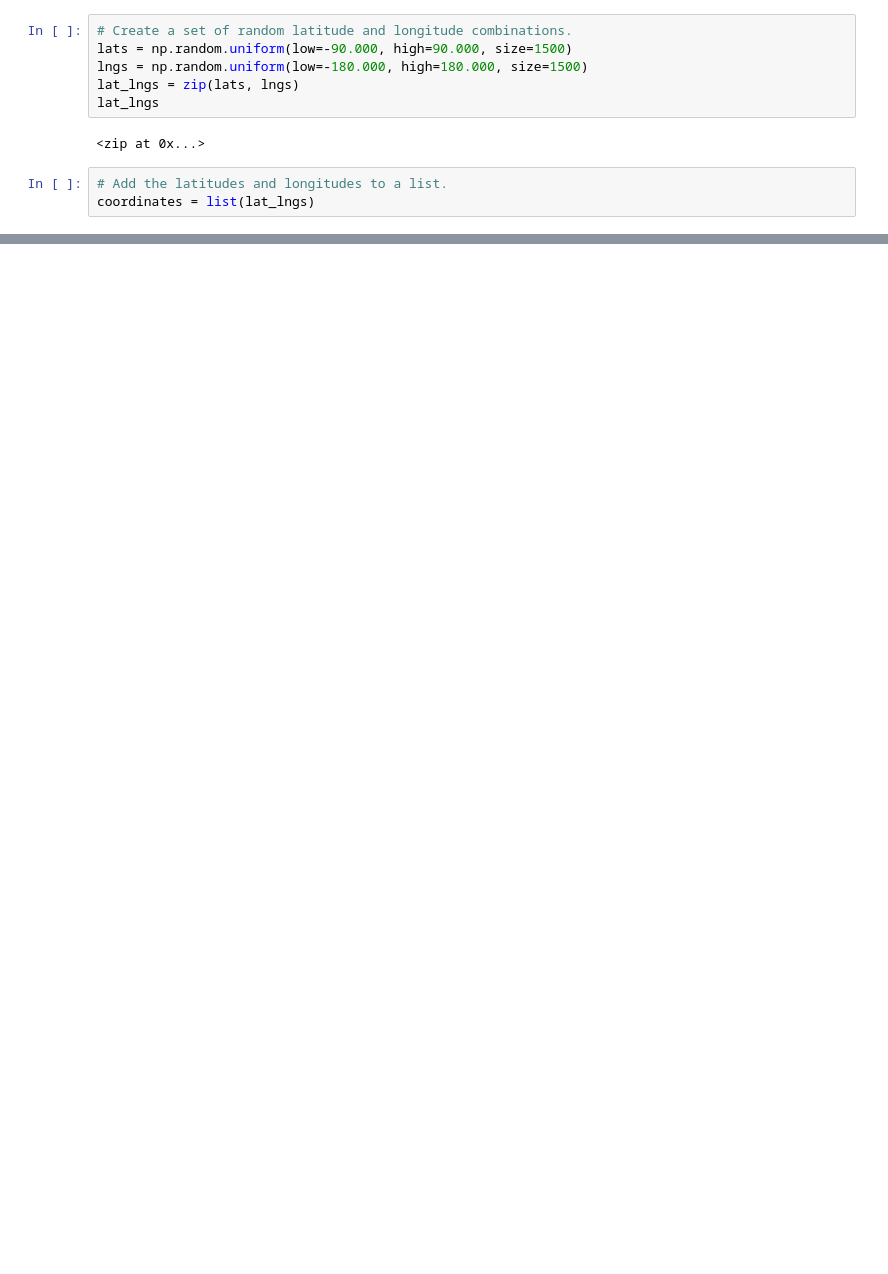
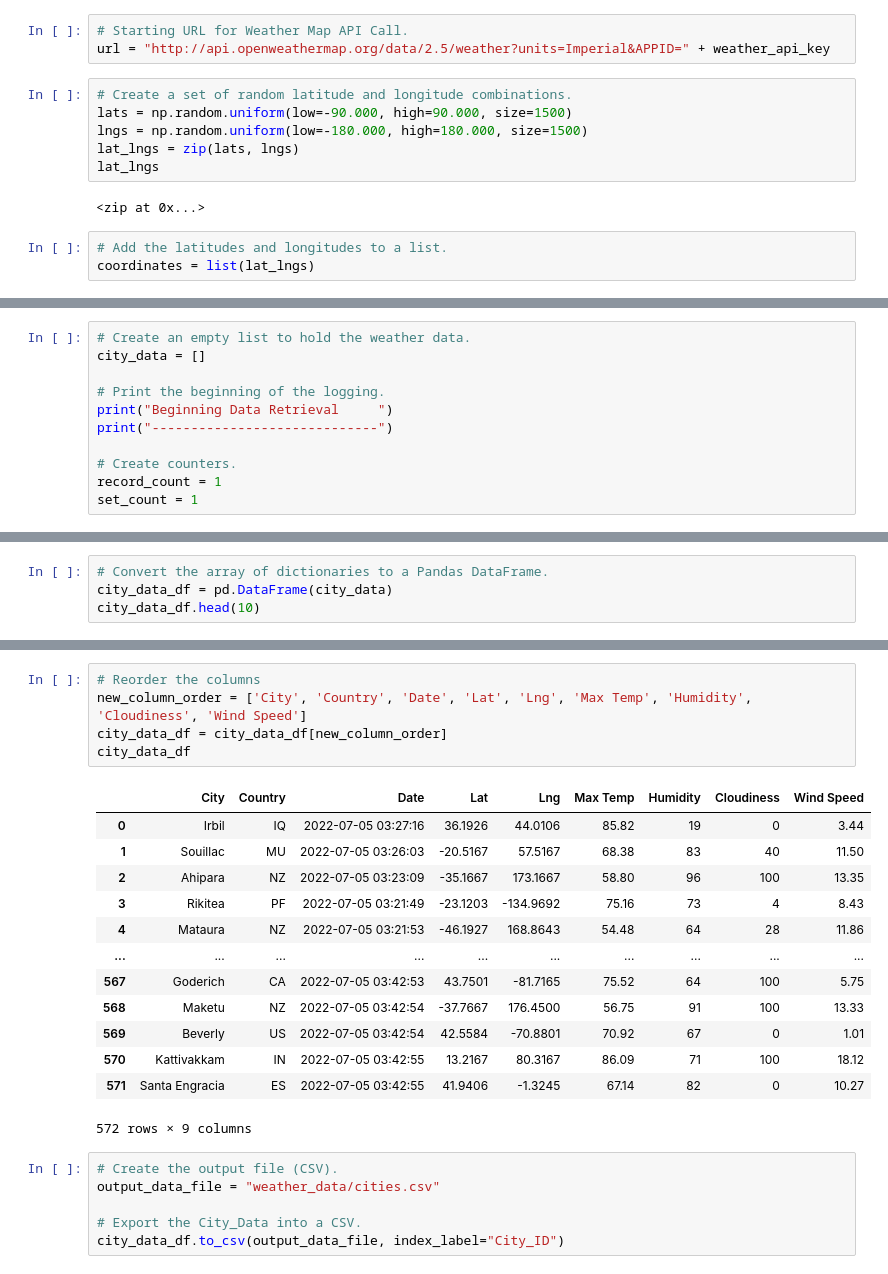
Before and after one commit to Cagurr/World_Weather_Analysis, a Jupyter notebook: WeatherPy.ipynb, the cells around one changed output, grey strips where cells are left out. Saved outputs shown, nothing was run; the diff lists cells and outputs as text; blank space fills up the shorter version.

Commit message:
Adding 500+ cities weather data

```diff
--- a/WeatherPy.ipynb
+++ b/WeatherPy.ipynb
@@ -7,3 +12,6 @@ import timeit
+# %%
+# Starting URL for Weather Map API Call.
+url = "http://api.openweathermap.org/data/2.5/weather?units=Imperial&APPID=" + weather_api_key
 # %%
 # Create a set of random latitude and longitude combinations.
 lats = np.random.uniform(low=-90.000, high=90.000, size=1500)
@@ -36,0 +42,11 @@ len(cities)
+# %%
+# Create an empty list to hold the weather data.
+city_data = []
+
+# Print the beginning of the logging.
+print("Beginning Data Retrieval     ")
+print("-----------------------------")
+
+# Create counters.
+record_count = 1
+set_count = 1
@@ -36,0 +135,4 @@ len(cities)
+# %%
+# Convert the array of dictionaries to a Pandas DataFrame.
+city_data_df = pd.DataFrame(city_data)
+city_data_df.head(10)
@@ -36,0 +151,25 @@ len(cities)
+# %%
+# Reorder the columns
+new_column_order = ['City', 'Country', 'Date', 'Lat', 'Lng', 'Max Temp', 'Humidity', 'Cloudiness', 'Wind Speed']
+city_data_df = city_data_df[new_column_order]
+city_data_df
+# %% [output]
+|  | City | Country | Date | Lat | Lng | Max Temp | Humidity | Cloudiness | Wind Speed |
+| 0 | Irbil | IQ | 2022-07-05 03:27:16 | 36.1926 | 44.0106 | 85.82 | 19 | 0 | 3.44 |
+| 1 | Souillac | MU | 2022-07-05 03:26:03 | -20.5167 | 57.5167 | 68.38 | 83 | 40 | 11.50 |
+| 2 | Ahipara | NZ | 2022-07-05 03:23:09 | -35.1667 | 173.1667 | 58.80 | 96 | 100 | 13.35 |
+| 3 | Rikitea | PF | 2022-07-05 03:21:49 | -23.1203 | -134.9692 | 75.16 | 73 | 4 | 8.43 |
+| 4 | Mataura | NZ | 2022-07-05 03:21:53 | -46.1927 | 168.8643 | 54.48 | 64 | 28 | 11.86 |
+| ... | ... | ... | ... | ... | ... | ... | ... | ... | ... |
+| 567 | Goderich | CA | 2022-07-05 03:42:53 | 43.7501 | -81.7165 | 75.52 | 64 | 100 | 5.75 |
+| 568 | Maketu | NZ | 2022-07-05 03:42:54 | -37.7667 | 176.4500 | 56.75 | 91 | 100 | 13.33 |
+| 569 | Beverly | US | 2022-07-05 03:42:54 | 42.5584 | -70.8801 | 70.92 | 67 | 0 | 1.01 |
+| 570 | Kattivakkam | IN | 2022-07-05 03:42:55 | 13.2167 | 80.3167 | 86.09 | 71 | 100 | 18.12 |
+| 571 | Santa Engracia | ES | 2022-07-05 03:42:55 | 41.9406 | -1.3245 | 67.14 | 82 | 0 | 10.27 |
+572 rows × 9 columns
+# %%
+# Create the output file (CSV).
+output_data_file = "weather_data/cities.csv"
+
+# Export the City_Data into a CSV.
+city_data_df.to_csv(output_data_file, index_label="City_ID")
```
Also changed, not shown: parts of 7 cells of this notebook, 1 other file.
